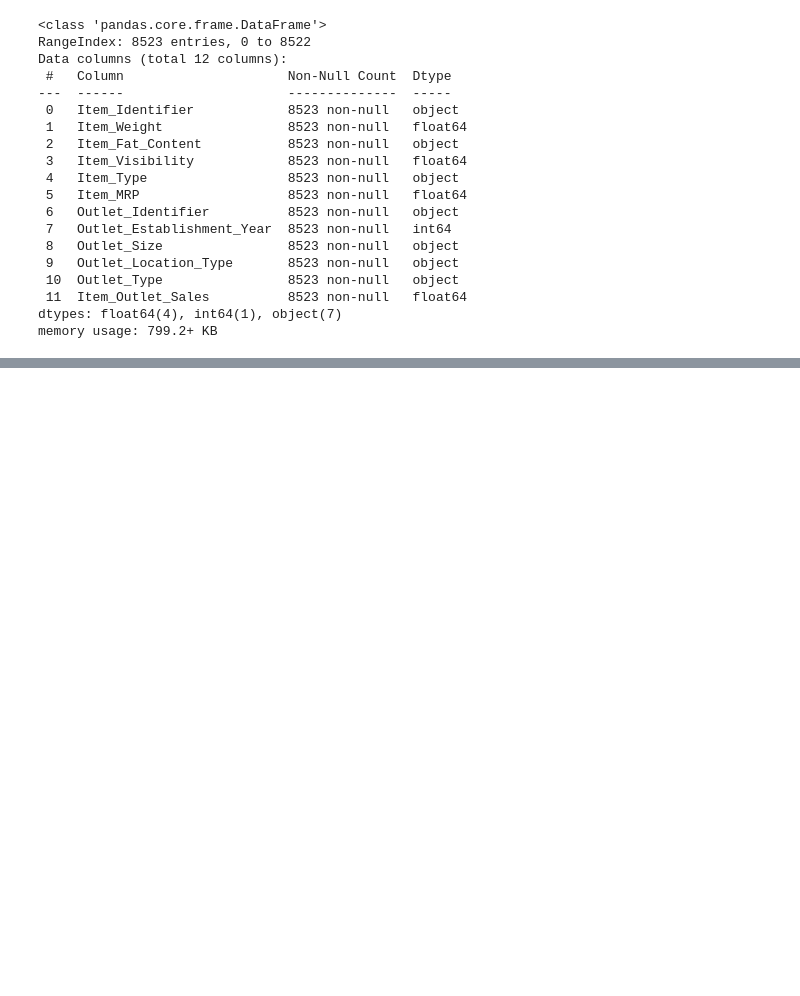
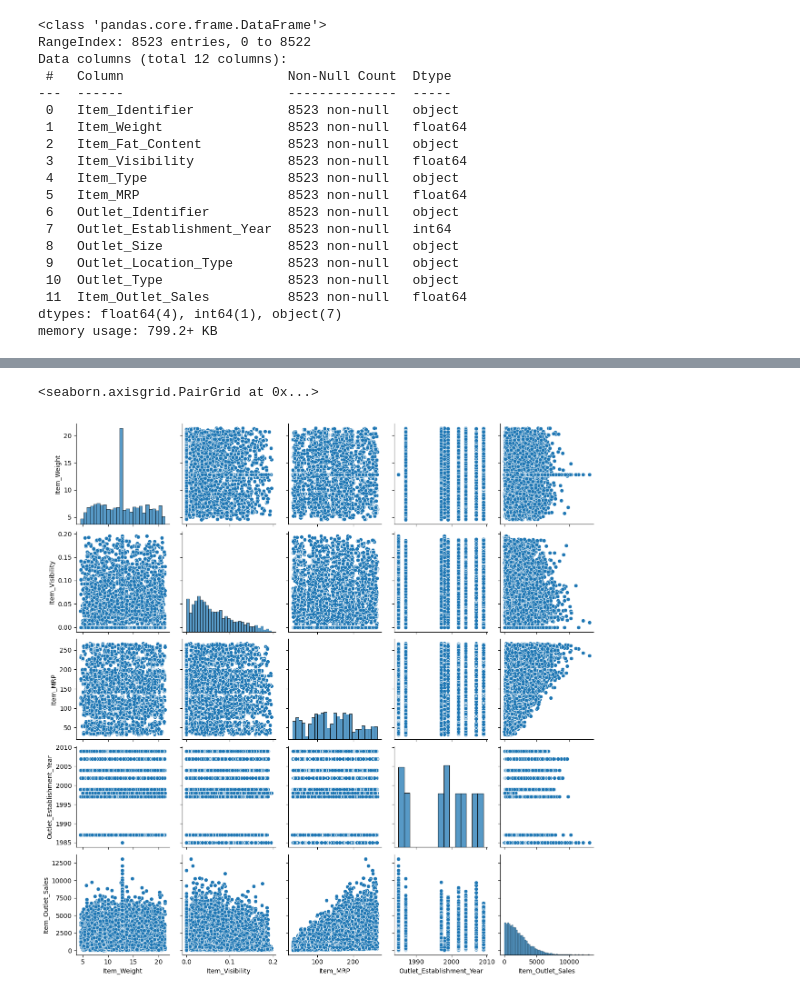
Before and after one commit to AyeshaIrshad1337/Big-Mart-Sales-Prediction, a Jupyter notebook: big-mart-sales-prediction.ipynb, the cells around one changed output, grey strips where cells are left out. Saved outputs shown, nothing was run; the diff lists cells and outputs as text; code cells hidden in the pictures; blank space fills up the shorter version.

```diff
--- a/big-mart-sales-prediction.ipynb
+++ b/big-mart-sales-prediction.ipynb
@@ -379,0 +387,5 @@ memory usage: 799.2+ KB
+# %%
+sns.pairplot(data=train_without_Visibility_outliers)
+# %% [output]
+<seaborn.axisgrid.PairGrid at 0x...>
+[figure, added]
```
Also changed, not shown: parts of 3 cells of this notebook.
